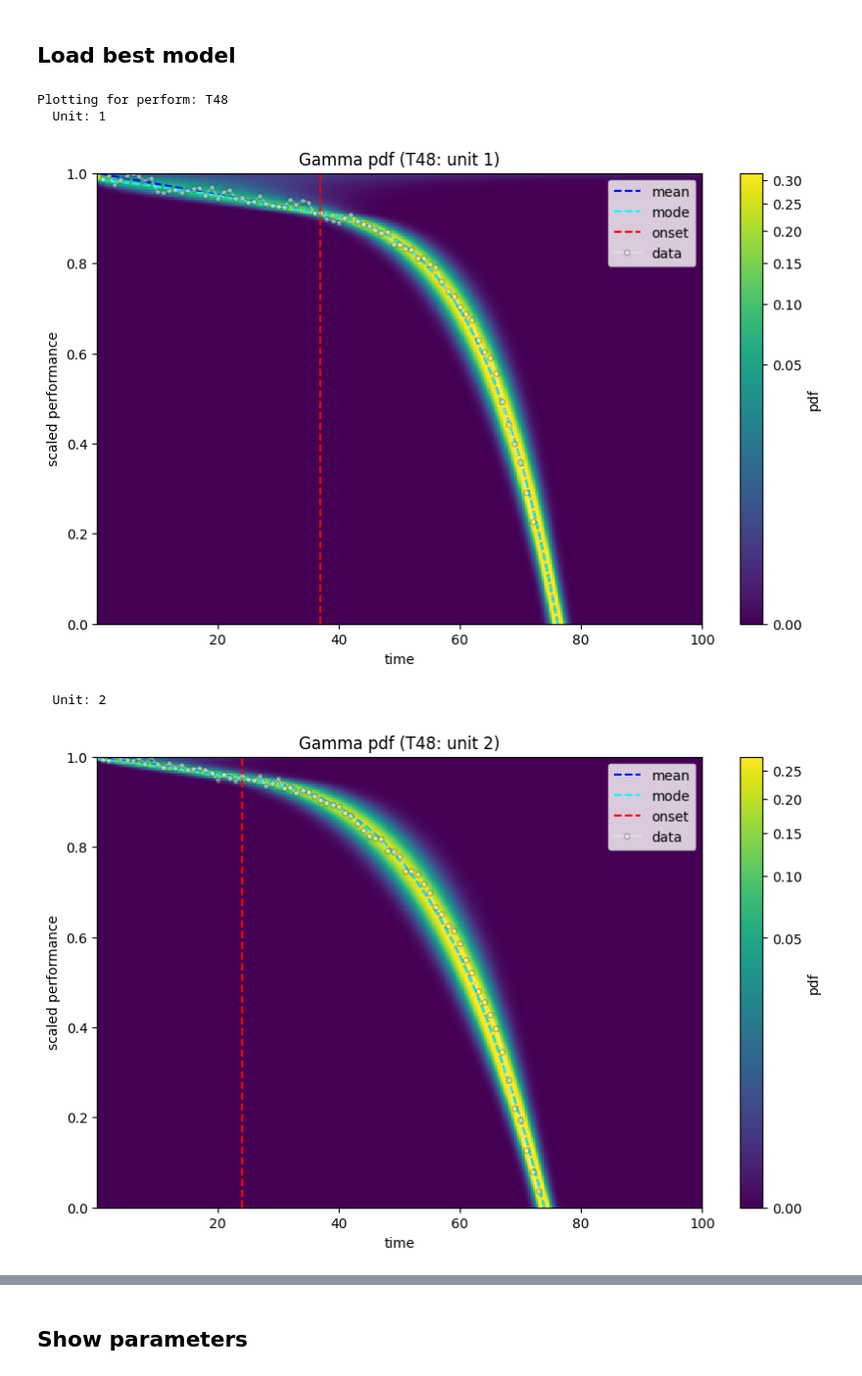
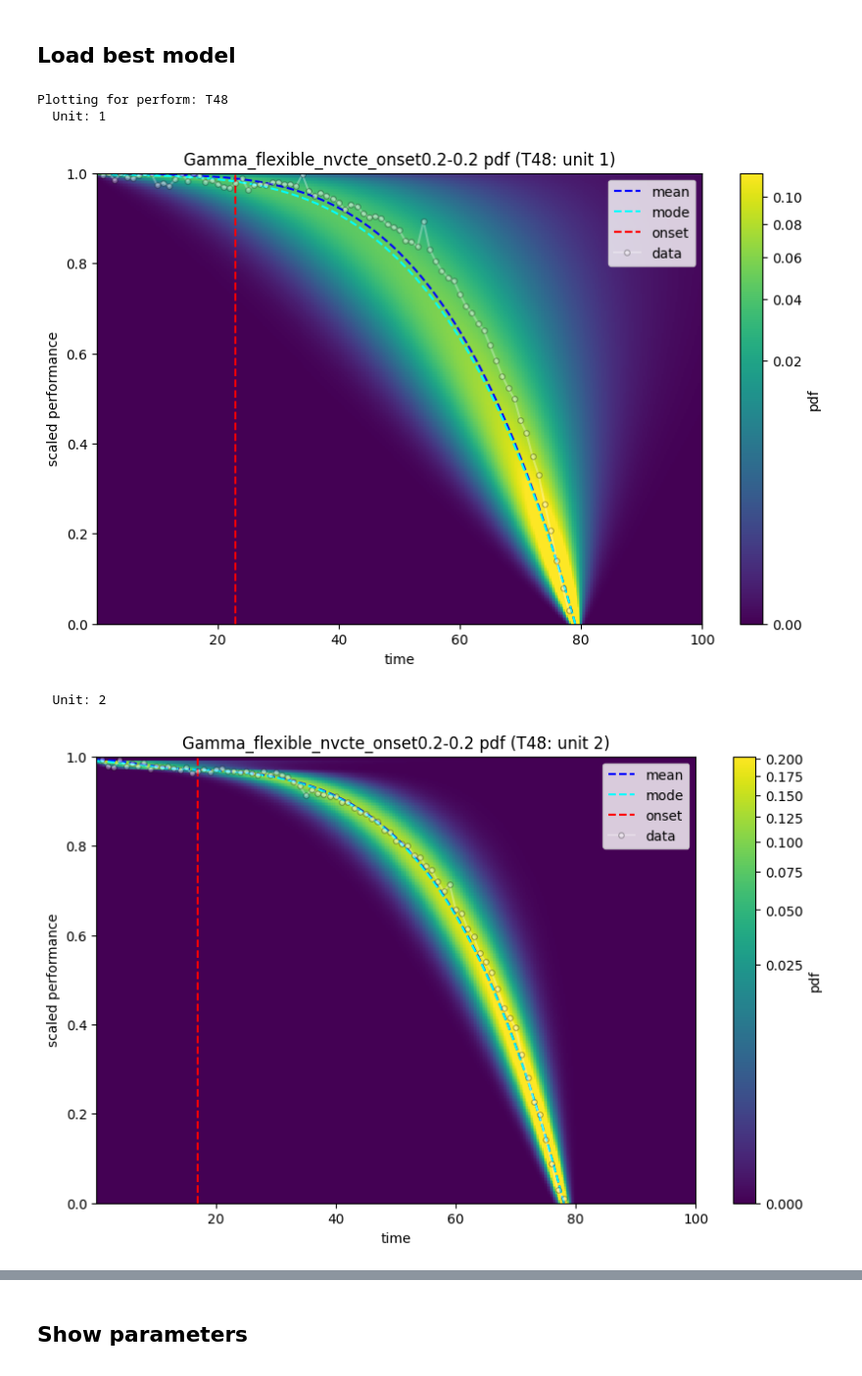
Before and after one commit to 4belito/deep-performance-rul, a Jupyter notebook: 4p-init_states_plots.ipynb, the cells around one changed output, grey strips where cells are left out. Shown at 98% size. Saved outputs shown, nothing was run; the diff lists cells and outputs as text; code cells hidden in the pictures.

```diff
--- a/4p-init_states_plots.ipynb
+++ b/4p-init_states_plots.ipynb
@@ -14,12 +14,11 @@ from experiment_config import DegModel,DATA_NAME,FILTERED_SUFFIX
 # %%
-
-experiment_dir = Path('experiments')/DATA_NAME
-states_dir = experiment_dir/f'degradation{FILTERED_SUFFIX}'/DegModel.name()/'states'
+estimation_dir = Path('experiments')/DATA_NAME/ESTIMATION_NAME
+states_dir = estimation_dir/DegModel.name()/'states'
 os.makedirs(states_dir, exist_ok=True)
 # %% [markdown]
 ## Import training data
 # %%
-hi_df = pd.read_csv(experiment_dir/f'hidata_dev{FILTERED_SUFFIX}.csv')
+hi_df = pd.read_csv(estimation_dir/'data_dev.csv')
 units = hi_df['unit'].astype(int).unique().tolist()
 units
 # %% [output]
@@ -37,51 +36,52 @@ performs = {name:
     {unit: hi_df[hi_df['unit']==unit][name].values for unit in units}
     for name in perform_names
 }
+init_ss = {name: {unit: perform[unit].max() for unit in units} for name,perform in performs.items()}
 time = {unit: hi_df[hi_df['unit']==unit]['cycle'].values for unit in units}
 # %% [markdown]
 ## Load best model
 # %%
 t = np.linspace(0.1, 100, 400)  # Start from 0.1 instead of 0.0
 s = np.linspace(0.0, 1.0, 300)
 
 
 for name, units_perform in performs.items():
-	print(f"Plotting for perform: {name}")
-	for unit, perform in units_perform.items():
-		print(f"  Unit: {unit}")
+    print(f"Plotting for perform: {name}")
+    for unit, perform in units_perform.items():
+        print(f"  Unit: {unit}")
 
-		s_np:np.ndarray = perform
-		t_np:np.ndarray = time[unit]
+        s_np:np.ndarray = perform
+        t_np:np.ndarray = time[unit]
 
-		best_model = DegModel(onset=onsets[unit])
-		best_model.load_state_dict(
-			torch.load(states_dir /name/f'unit_{unit}'/ "best_model.pt")
-		)
-		best_model.eval()
+        best_model = DegModel(onset=onsets[unit], init_s=init_ss[name][unit])
+        best_model.load_state_dict(
+            torch.load(states_dir /name/f'unit_{unit}'/ "best_model.pt")
+        )
+        best_model.eval()
 
-		ax = best_model.plot_distribution(
-			t=t,
-			s=s,
-			func="pdf",
-			title=f"{DegModel.name().capitalize()} pdf ({name}: unit {unit})",
-			plot_mode=True,
-			plot_mean=True,
-		)
+        ax = best_model.plot_distribution(
+            t=t,
+            s=s,
+            func="pdf",
+            title=f"{DegModel.name().capitalize()} pdf ({name}: unit {unit})",
+            plot_mode=True,
+            plot_mean=True,
+        )
 
-		ax.vlines(onsets[unit], ymin=0, ymax=ax.get_ylim()[1], color='red', linestyle='--', label='onset')
+        ax.vlines(onsets[unit], ymin=0, ymax=ax.get_ylim()[1], color='red', linestyle='--', label='onset')
 
 
 
-		ax.set_xlim([t.min(), t.max()])
-		ax.plot(t_np,s_np,'o-',
-				color='white',alpha=0.3,markersize=4,markeredgecolor='black',markeredgewidth=0.8,
-				label='data')
-		ax.legend()
-		plt.show()
+        ax.set_xlim([t.min(), t.max()])
+        ax.plot(t_np,s_np,'o-',
+                color='white',alpha=0.3,markersize=4,markeredgecolor='black',markeredgewidth=0.8,
+                label='data')
+        ax.legend()
+        plt.show()
 # %% [output]
 Plotting for perform: T48
   Unit: 1
-[figure, old version]
+[figure, new version]
   Unit: 2
-[figure, old version]
+[figure, new version]
   Unit: 3
```
Also changed, not shown: parts of 4 cells of this notebook, 43 other files.
